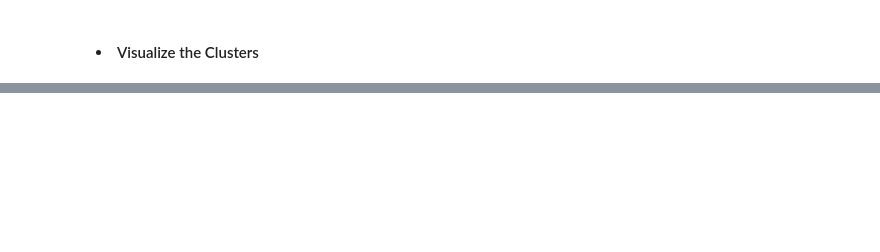
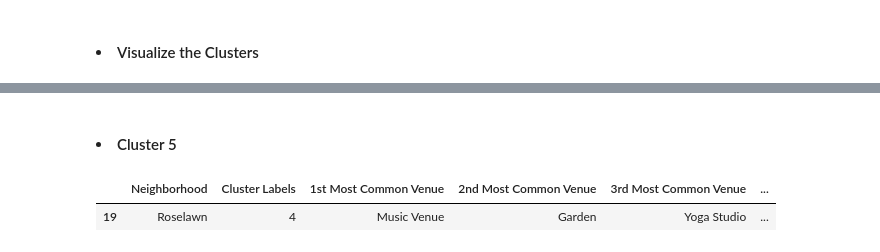
Before and after one commit to rmokashi82/Coursera_Capstone2, a Jupyter notebook: IBM Data Science - Capstone.ipynb, the cells around one changed output, grey strips where cells are left out. Saved outputs shown, nothing was run; the diff lists cells and outputs as text; code cells hidden in the pictures; blank space fills up the shorter version.

```diff
--- a/IBM Data Science - Capstone.ipynb
+++ b/IBM Data Science - Capstone.ipynb
@@ -491,0 +540,7 @@ map_clusters
+# %% [markdown]
+#### <li> Cluster 5 </li>
+# %%
+toronto_merged.loc[toronto_merged['Cluster Labels']==4, toronto_merged.columns[[2] + list(range(5, toronto_merged.shape[1]))]]
+# %% [output]
+|  | Neighborhood | Cluster Labels | 1st Most Common Venue | 2nd Most Common Venue | 3rd Most Common Venue | ... |
+| 19 | Roselawn | 4 | Music Venue | Garden | Yoga Studio | ... |
```
Also changed, not shown: parts of 10 cells of this notebook.
